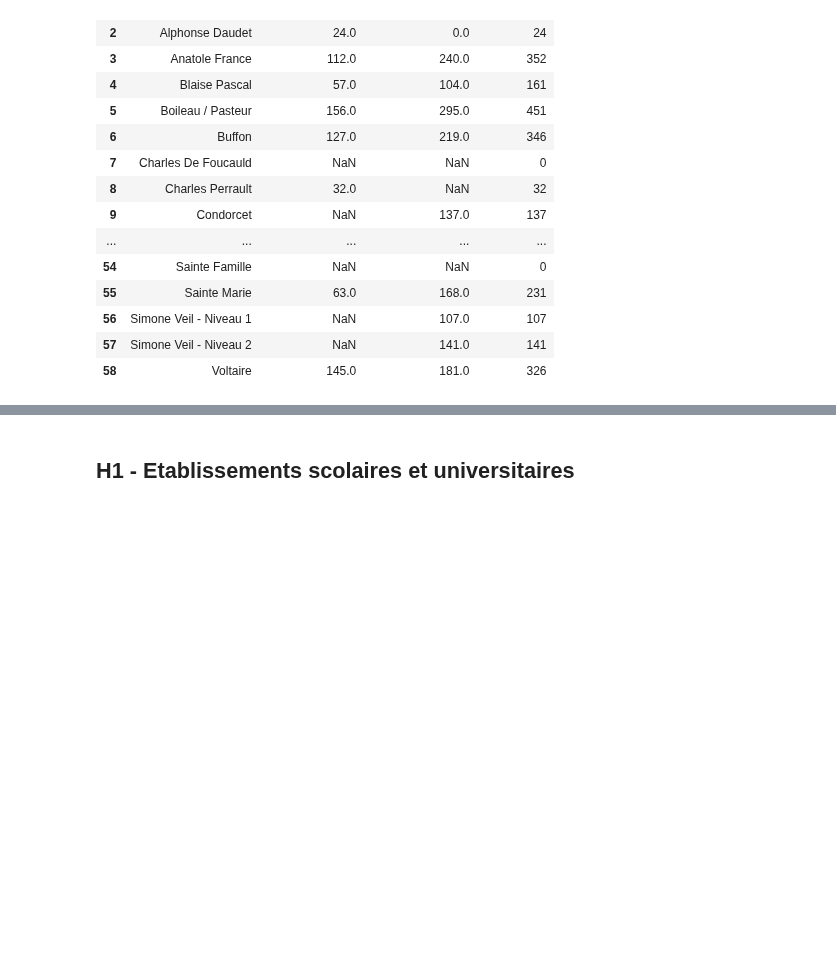
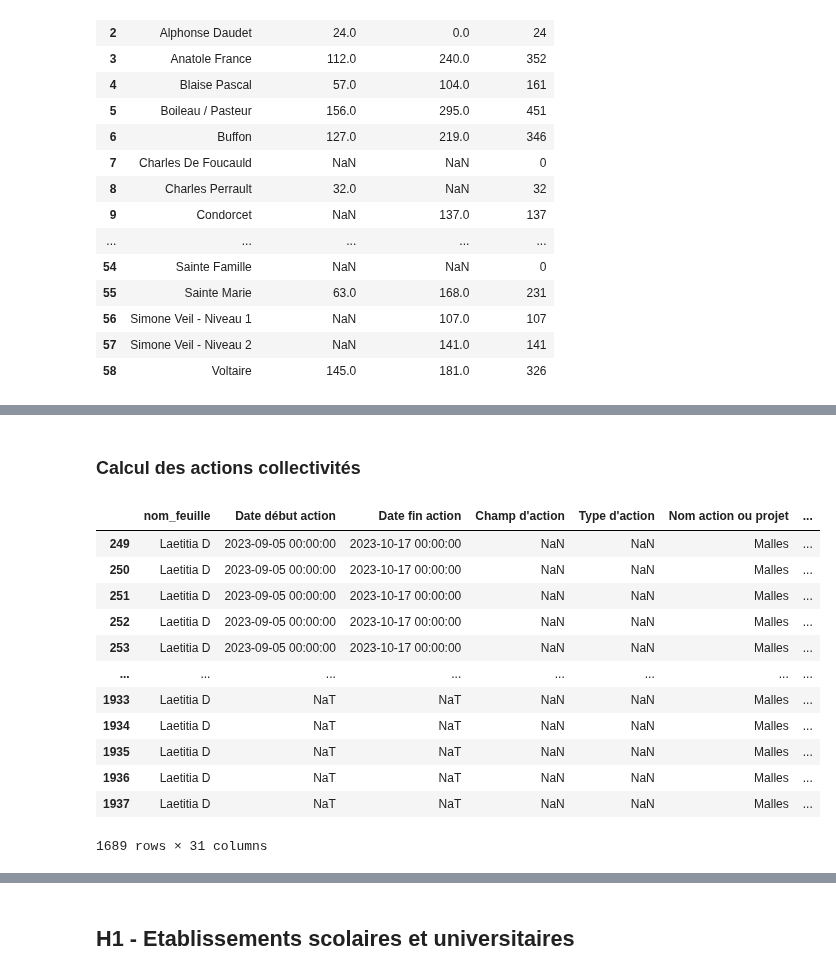
Before and after one commit to medrbx/kibini2, a Jupyter notebook: kibini/notebook_sll.ipynb, the cells around one changed output, grey strips where cells are left out. Saved outputs shown, nothing was run; the diff lists cells and outputs as text; code cells hidden in the pictures; blank space fills up the shorter version.

```diff
--- a/kibini/notebook_sll.ipynb
+++ b/kibini/notebook_sll.ipynb
@@ -1058,0 +1031,46 @@ effectifs_scolaires
+# %% [markdown]
+### Calcul des actions collectivités
+# %%
+# Remise à plat du df
+aecs = aecs.reset_index()
+# %%
+aecs.drop(labels='level_1',axis='columns',inplace=True)
+# %%
+aecs.rename(columns={'level_0':'nom_feuille'},inplace=True)
+# %%
+# Filtre Malles Collectivités
+aecs_coll = aecs[aecs["nom_feuille"]=='Laetitia D']
+
+# Sélection des structures écoles
+
+# Liste des noms d'école
+school_names = aecs_coll[aecs_coll["Structure"]=='Ecole']["Nom d'équipement"].unique()
+
+for name in school_names:
+    # On définit un aecs qui filtre à partir de l'itération school_name
+    aecs_coll_school = aecs_coll[aecs_coll["Nom d'équipement"]==name]
+    # On calcule un total par types d'actions malles
+    Total_actions_BCD = len(aecs_coll_school[aecs_coll_school['Nom action ou projet']=='BCD'])
+    Total_actions_MARM = len(aecs_coll_school[aecs_coll_school['Nom action ou projet']=='MARMOTHEQUE'])
+    Total_emprunteurs_distincts = aecs_coll_school['Nom emprunteur'].nunique()
+
+    # On insère dans le dataframe de base les colonnes du dataframe par école
+    aecs_coll.loc[aecs_coll["Nom d'équipement"]==name,['Total_actions_BCD']] = Total_actions_BCD
+    aecs_coll.loc[aecs_coll["Nom d'équipement"]==name,['Total_actions_MARM']] = Total_actions_MARM
+    aecs_coll.loc[aecs_coll["Nom d'équipement"]==name,['Total_emprunteurs_distincts']] = Total_emprunteurs_distincts
+
+aecs_coll
+# %% [output]
+|  | nom_feuille | Date début action | Date fin action | Champ d'action | Type d'action | Nom action ou projet | ... |
+| 249 | Laetitia D | 2023-09-05 00:00:00 | 2023-10-17 00:00:00 | NaN | NaN | Malles | ... |
+| 250 | Laetitia D | 2023-09-05 00:00:00 | 2023-10-17 00:00:00 | NaN | NaN | Malles | ... |
+| 251 | Laetitia D | 2023-09-05 00:00:00 | 2023-10-17 00:00:00 | NaN | NaN | Malles | ... |
+| 252 | Laetitia D | 2023-09-05 00:00:00 | 2023-10-17 00:00:00 | NaN | NaN | Malles | ... |
+| 253 | Laetitia D | 2023-09-05 00:00:00 | 2023-10-17 00:00:00 | NaN | NaN | Malles | ... |
+| ... | ... | ... | ... | ... | ... | ... | ... |
+| 1933 | Laetitia D | NaT | NaT | NaN | NaN | Malles | ... |
+| 1934 | Laetitia D | NaT | NaT | NaN | NaN | Malles | ... |
+| 1935 | Laetitia D | NaT | NaT | NaN | NaN | Malles | ... |
+| 1936 | Laetitia D | NaT | NaT | NaN | NaN | Malles | ... |
+| 1937 | Laetitia D | NaT | NaT | NaN | NaN | Malles | ... |
+1689 rows × 31 columns
```
Also changed, not shown: parts of 35 cells of this notebook, 5 other files.
